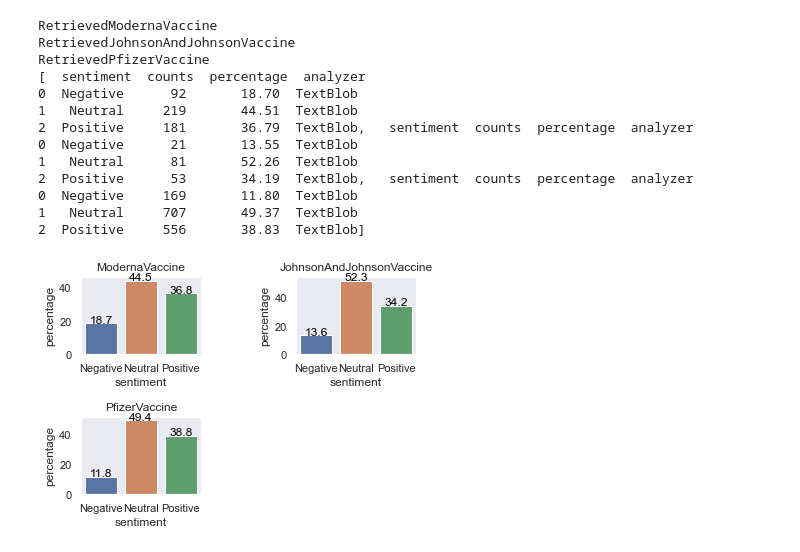
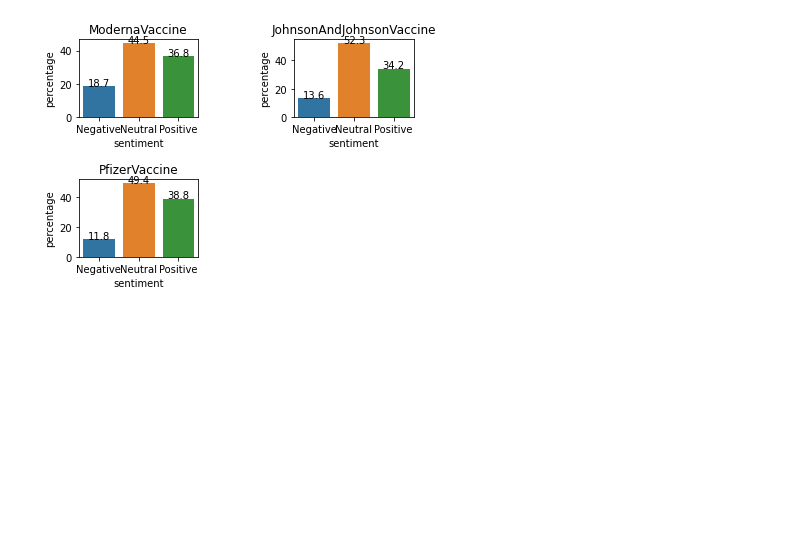
Before and after one commit to NavyaKiran/sentiment-analysis, a Jupyter notebook: test.ipynb, the cells around one changed output. Drawn from its saved outputs; the diff is of its cells as text; code cells hidden in the pictures; blank space fills up the shorter version.

```diff
--- a/test.ipynb
+++ b/test.ipynb
@@ -15,6 +15,7 @@ load_dotenv()
 
 mongo = os.environ.get('mongo')
 db = os.environ.get('db')
+topics = ["ModernaVaccine","JohnsonAndJohnsonVaccine", "PfizerVaccine"]
 
 def oauth_login():
     '''
@@ -101,6 +102,28 @@ def get_docs(col):
     except Exception as e:
         print(e)
 
+def get_docs_csv():
+    client = pymongo.MongoClient(mongo)
+    database = client[db]
+    for col in topics:
+        coll = database[col]
+        try:
+            result = coll.find()
+
+            fieldnames = list(result[0].keys())
+            fieldnames.remove('_id')
+
+            output_dir = os.path.join('data', 'csv')
+            output_file = os.path.join(output_dir, col+'.csv')
+            with open(output_file, 'w', newline='', encoding='utf-8') as csvfile:
+                writer = csv.DictWriter(csvfile, fieldnames=fieldnames, extrasaction="ignore")
+                writer.writeheader()
+                writer.writerows(result)
+
+        except Exception as e:
+            print(e)
+
+
 def remove_punctuations(text):
     '''
     This method is used for text cleaning, some symbols like url, &, etc are removed
@@ -139,14 +162,20 @@ def fetch_tweets():
     except Exception as e:
         print(e)
 # %%
+result_copy = ''
 def generate_report():
     try:
         topics = ["ModernaVaccine","JohnsonAndJohnsonVaccine", "PfizerVaccine"]
         # topics = ["ModernaVaccine"]
         final = []
         for topic in topics:
-            result_from_db = get_docs(topic)
-            result = pandas.DataFrame(result_from_db)
+            # result_from_db = get_docs(topic)
+            # result = pandas.DataFrame(result_from_db)
+
+            file_dir = os.path.join('data', 'csv')
+            file = os.path.join(file_dir, topic+'.csv')
+            result = pandas.read_csv(file)
+
             result.head(20)
 
             result.sort_values(by="created_at")
@@ -187,49 +216,33 @@ def generate_report():
 
             final.append(textblob_sentiment_df)
 
-            textblob_sentiment_df.head()
-        print(final)
-
-
+        # finaly plotting
         fig = plt.figure()
         fig.subplots_adjust(hspace=0.8, wspace=0.8)
 
         ax = fig.add_subplot(2, 2, 1)
         ax.set_title(topics[0])
         for index, row in final[0].iterrows():
                 ax.text(row.name,row.percentage, round(row.percentage,1), color='black', ha="center")
         sns.barplot(x="sentiment", y="percentage", data=final[0], ax=ax,)
 
         ax = fig.add_subplot(2, 2, 2)
         ax.set_title(topics[1])
         for index, row in final[1].iterrows():
                 ax.text(row.name,row.percentage, round(row.percentage,1), color='black', ha="center")
         sns.barplot(x="sentiment", y="percentage", data=final[1], ax=ax)
 
         ax = fig.add_subplot(2, 2, 3)
         ax.set_title(topics[2])
         for index, row in final[2].iterrows():
                 ax.text(row.name,row.percentage, round(row.percentage,1), color='black', ha="center")
         sns.barplot(x="sentiment", y="percentage", data=final[2], ax=ax)
 
         plt.show()
 
     except Exception as e:
         print(e)
 
 generate_report()
 # %% [output]
-RetrievedModernaVaccine
-RetrievedJohnsonAndJohnsonVaccine
-RetrievedPfizerVaccine
-[  sentiment  counts  percentage  analyzer
-0  Negative      92       18.70  TextBlob
-1   Neutral     219       44.51  TextBlob
-2  Positive     181       36.79  TextBlob,   sentiment  counts  percentage  analyzer
-0  Negative      21       13.55  TextBlob
-1   Neutral      81       52.26  TextBlob
-2  Positive      53       34.19  TextBlob,   sentiment  counts  percentage  analyzer
-0  Negative     169       11.80  TextBlob
-1   Neutral     707       49.37  TextBlob
-2  Positive     556       38.83  TextBlob]
-[figure, old version]
+[figure, new version]
```
Also changed, not shown: 4 other files.
